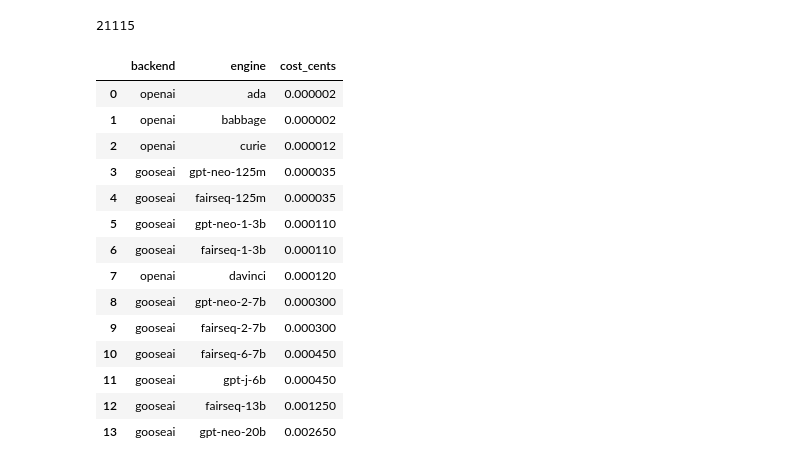
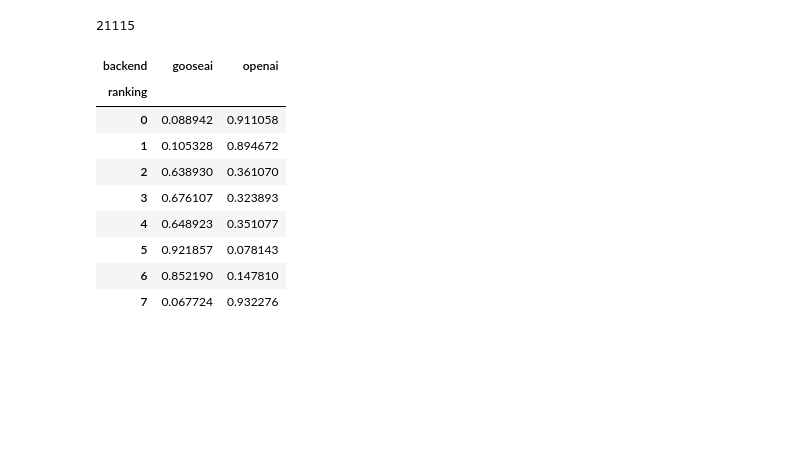
Before and after one commit to hdmamin/jabberwocky, a Jupyter notebook: notebooks/nb015-fix-openai-api-issue.ipynb, the cells around one changed output. Saved outputs shown, nothing was run; the diff lists cells and outputs as text; code cells hidden in the pictures; blank space fills up the shorter version.

```diff
--- a/notebooks/nb015-fix-openai-api-issue.ipynb
+++ b/notebooks/nb015-fix-openai-api-issue.ipynb
@@ -768,20 +778,2 @@ len(cost_dfs)
 # %% [output]
 21115
-# %%
-cost_dfs[1, 1]
-# %% [output]
-|  | backend | engine | cost_cents |
-| 0 | openai | ada | 0.000002 |
-| 1 | openai | babbage | 0.000002 |
-| 2 | openai | curie | 0.000012 |
-| 3 | gooseai | gpt-neo-125m | 0.000035 |
-| 4 | gooseai | fairseq-125m | 0.000035 |
-| 5 | gooseai | gpt-neo-1-3b | 0.000110 |
-| 6 | gooseai | fairseq-1-3b | 0.000110 |
-| 7 | openai | davinci | 0.000120 |
-| 8 | gooseai | gpt-neo-2-7b | 0.000300 |
-| 9 | gooseai | fairseq-2-7b | 0.000300 |
-| 10 | gooseai | fairseq-6-7b | 0.000450 |
-| 11 | gooseai | gpt-j-6b | 0.000450 |
-| 12 | gooseai | fairseq-13b | 0.001250 |
-| 13 | gooseai | gpt-neo-20b | 0.002650 |
@@ -787,0 +788,14 @@ cost_dfs[1, 1]
+# %%
+pd.crosstab(df_cost.ranking, df_cost.backend, normalize='index')\
+    .style.highlight_max(axis=1)
+# %% [output]
+| backend | gooseai | openai |
+| ranking |  |  |
+| 0 | 0.088942 | 0.911058 |
+| 1 | 0.105328 | 0.894672 |
+| 2 | 0.638930 | 0.361070 |
+| 3 | 0.676107 | 0.323893 |
+| 4 | 0.648923 | 0.351077 |
+| 5 | 0.921857 | 0.078143 |
+| 6 | 0.852190 | 0.147810 |
+| 7 | 0.067724 | 0.932276 |
```
Also changed, not shown: parts of 24 cells of this notebook, 2 other files.
